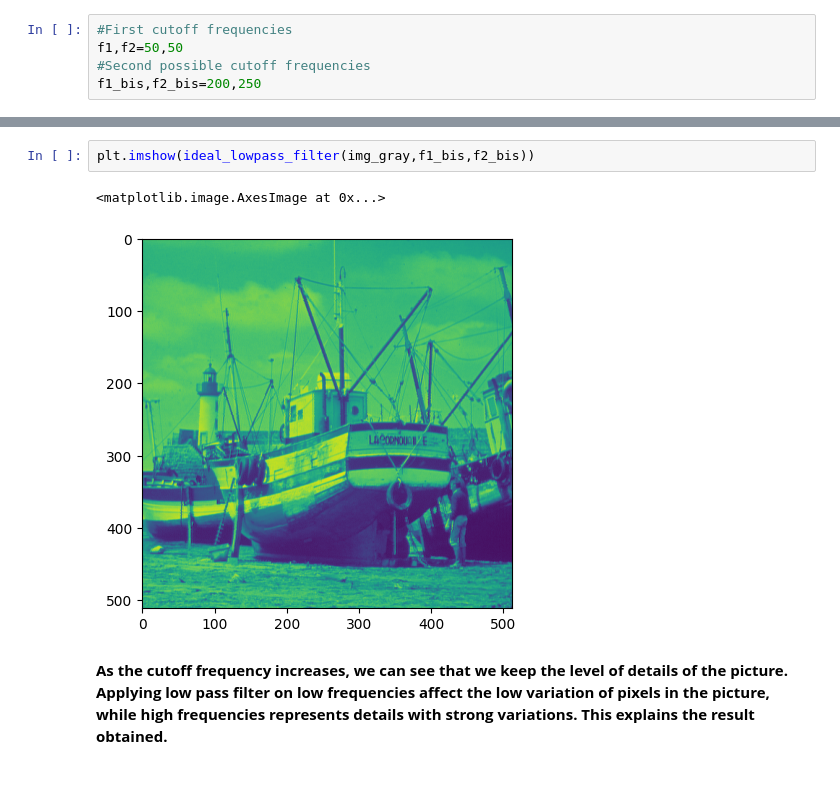
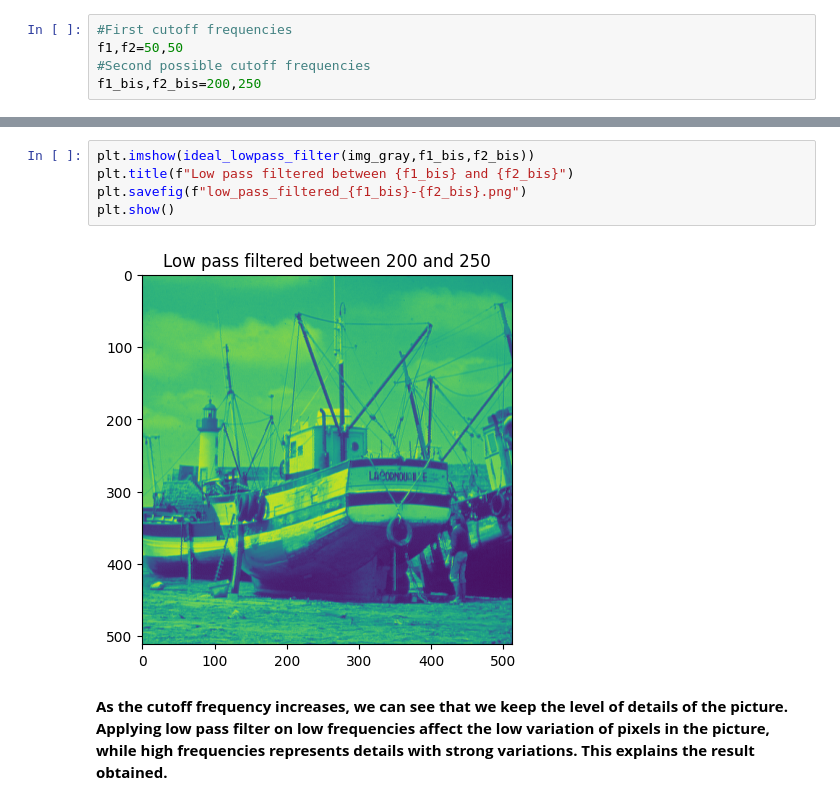
Before and after one commit to marcaIL/python_sdia, a Jupyter notebook: Labs/Lab3/lab3.ipynb, the cells around one changed output, grey strips where cells are left out. Cells and saved outputs as stored; diff of their text form.

```diff
--- a/Labs/Lab3/lab3.ipynb
+++ b/Labs/Lab3/lab3.ipynb
@@ -311,8 +329,10 @@ plt.imshow(filtered)
-# %%
-plt.imshow(ideal_lowpass_filter(img_gray,f1_bis,f2_bis))
-# %% [output]
-<matplotlib.image.AxesImage at 0x...>
-[figure, removed]
+# %%
+plt.imshow(ideal_lowpass_filter(img_gray,f1_bis,f2_bis))
+plt.title(f"Low pass filtered between {f1_bis} and {f2_bis}")
+plt.savefig(f"low_pass_filtered_{f1_bis}-{f2_bis}.png")
+plt.show()
+# %% [output]
+[figure, added]
 # %% [markdown]
 **As the cutoff frequency increases, we can see that we keep the level of details of the picture. Applying low pass filter on low frequencies affect the low variation of pixels in the picture, while high frequencies represents details with strong variations. This explains the result obtained.**
 # %% [markdown]
```
Also changed, not shown: parts of 6 cells of this notebook, 10 other files.
